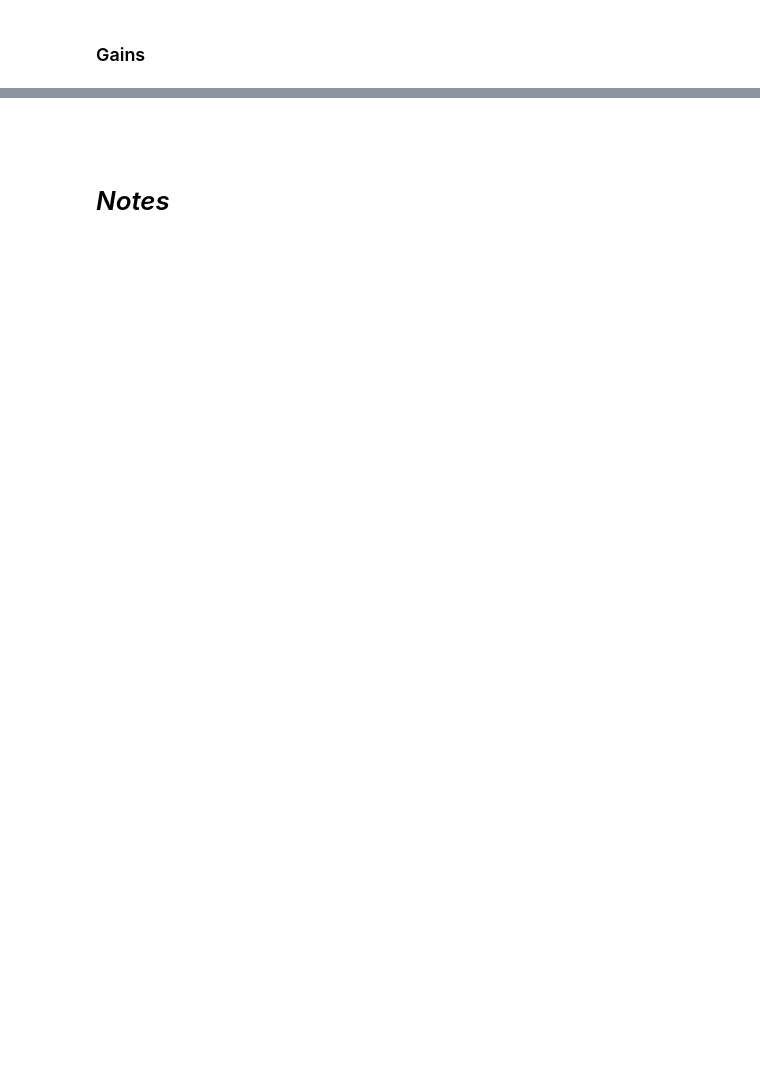
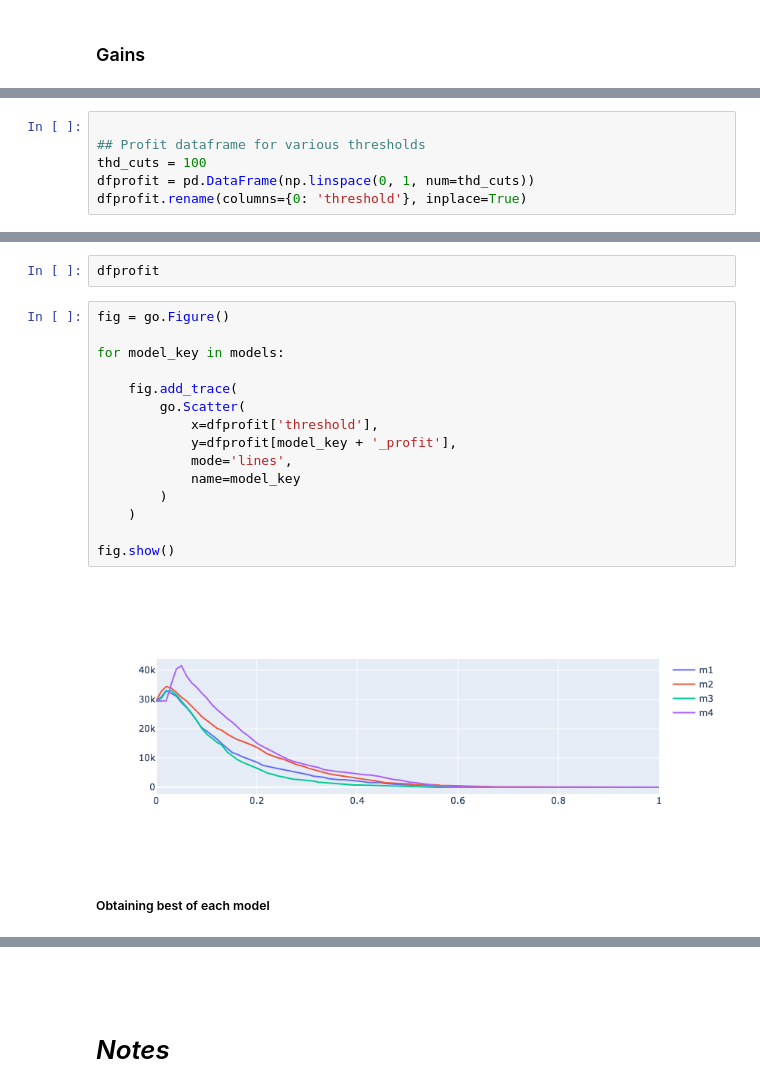
Before and after one commit to robperch/marketing_analytics_qqua, a Jupyter notebook: notebooks/qqua_nb.ipynb, the cells around one changed output, grey strips where cells are left out. Drawn from its saved outputs; the diff is of its cells as text; blank space fills up the shorter version.

```diff
--- a/notebooks/qqua_nb.ipynb
+++ b/notebooks/qqua_nb.ipynb
@@ -302,0 +645,6 @@ Calculate the best threshold to define a category and estimate values accordingl
+# %%
+
+## Profit dataframe for various thresholds
+thd_cuts = 100
+dfprofit = pd.DataFrame(np.linspace(0, 1, num=thd_cuts))
+dfprofit.rename(columns={0: 'threshold'}, inplace=True)
@@ -302,0 +696,21 @@ Calculate the best threshold to define a category and estimate values accordingl
+# %%
+dfprofit
+# %%
+fig = go.Figure()
+
+for model_key in models:
+
+    fig.add_trace(
+        go.Scatter(
+            x=dfprofit['threshold'],
+            y=dfprofit[model_key + '_profit'],
+            mode='lines',
+            name=model_key
+        )
+    )
+
+fig.show()
+# %% [output]
+[figure, added]
+# %% [markdown]
+##### Obtaining best of each model
```
Also changed, not shown: parts of 70 cells of this notebook.
